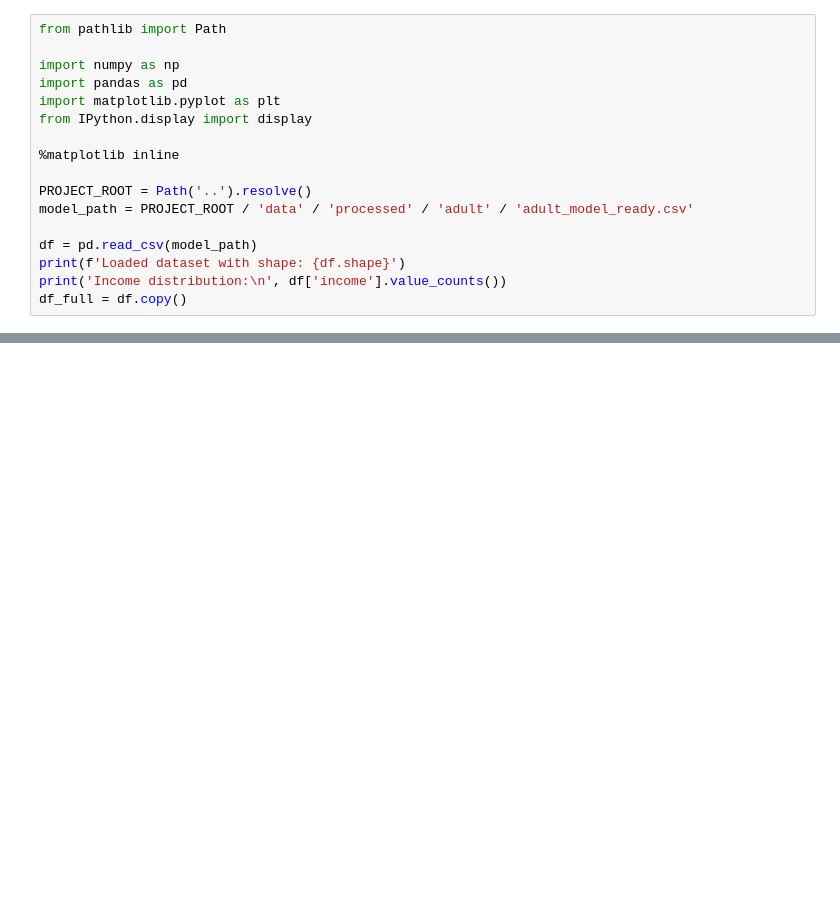
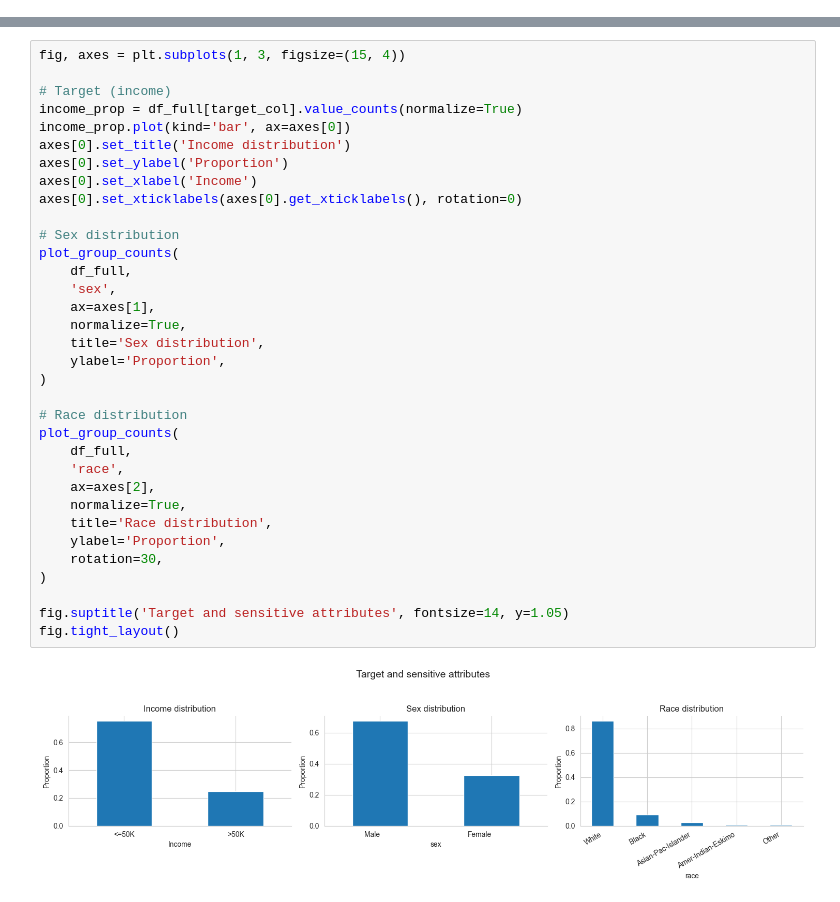
Before and after one commit to VillafuerTech/fairness-awareness-ML, a Jupyter notebook: notebooks/4_EDA_adult_income.ipynb, the cells around one changed output, grey strips where cells are left out. Saved outputs shown, nothing was run; the diff lists cells and outputs as text; blank space fills up the shorter version.

Commit message:
EDA updated and added more plots

```diff
--- a/notebooks/4_EDA_adult_income.ipynb
+++ b/notebooks/4_EDA_adult_income.ipynb
@@ -15,17 +0,0 @@ We assume the file is stored at `data/processed/adult/adult_model_ready.csv` rel
-# %%
-from pathlib import Path
-
-import numpy as np
-import pandas as pd
-import matplotlib.pyplot as plt
-from IPython.display import display
-
-%matplotlib inline
-
-PROJECT_ROOT = Path('..').resolve()
-model_path = PROJECT_ROOT / 'data' / 'processed' / 'adult' / 'adult_model_ready.csv'
-
-df = pd.read_csv(model_path)
-print(f'Loaded dataset with shape: {df.shape}')
-print('Income distribution:\n', df['income'].value_counts())
-df_full = df.copy()
@@ -354,0 +204,36 @@ else:
+# %%
+fig, axes = plt.subplots(1, 3, figsize=(15, 4))
+
+# Target (income)
+income_prop = df_full[target_col].value_counts(normalize=True)
+income_prop.plot(kind='bar', ax=axes[0])
+axes[0].set_title('Income distribution')
+axes[0].set_ylabel('Proportion')
+axes[0].set_xlabel('Income')
+axes[0].set_xticklabels(axes[0].get_xticklabels(), rotation=0)
+
+# Sex distribution
+plot_group_counts(
+    df_full,
+    'sex',
+    ax=axes[1],
+    normalize=True,
+    title='Sex distribution',
+    ylabel='Proportion',
+)
+
+# Race distribution
+plot_group_counts(
+    df_full,
+    'race',
+    ax=axes[2],
+    normalize=True,
+    title='Race distribution',
+    ylabel='Proportion',
+    rotation=30,
+)
+
+fig.suptitle('Target and sensitive attributes', fontsize=14, y=1.05)
+fig.tight_layout()
+# %% [output]
+[figure, added]
```
Also changed, not shown: parts of 38 cells of this notebook.
